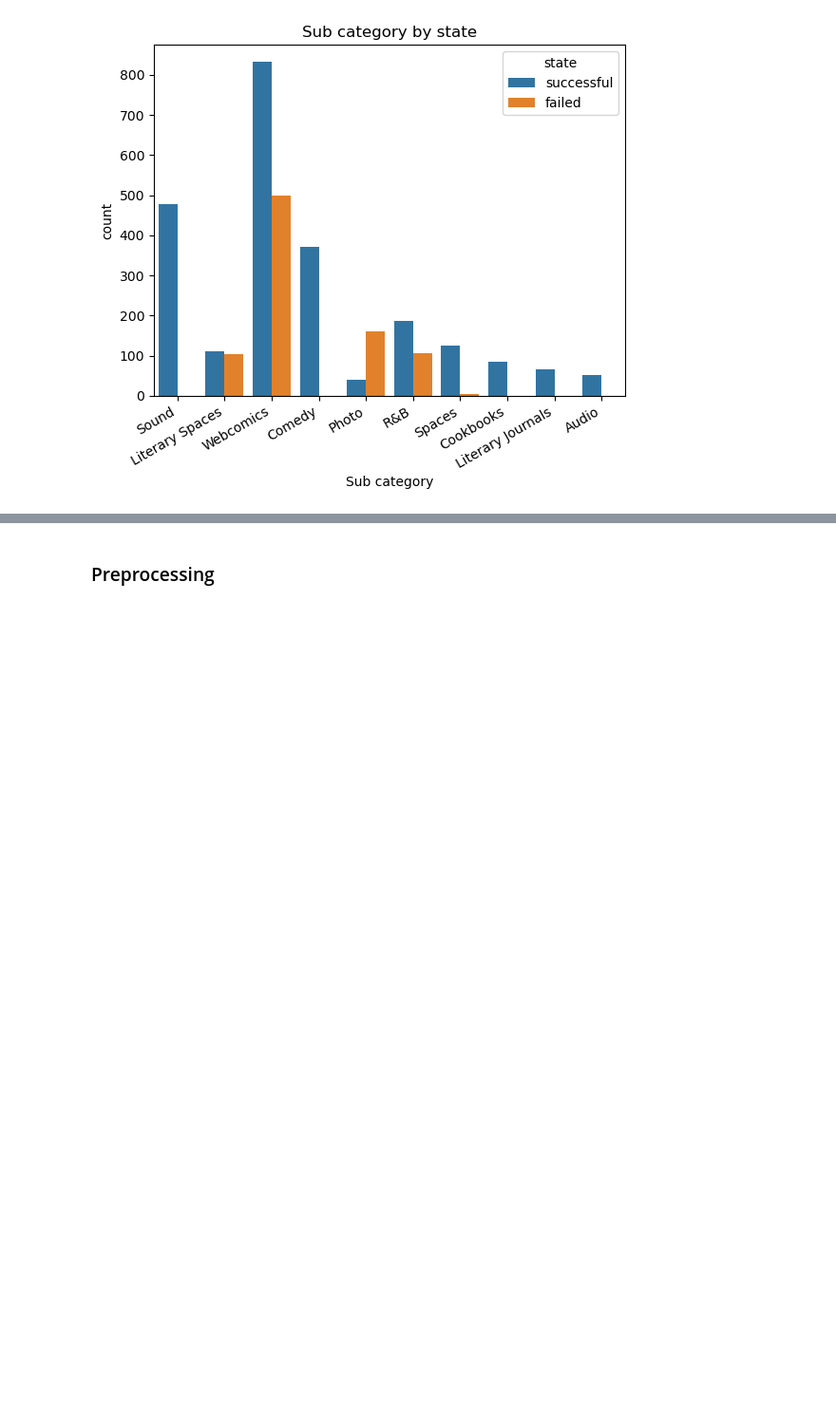
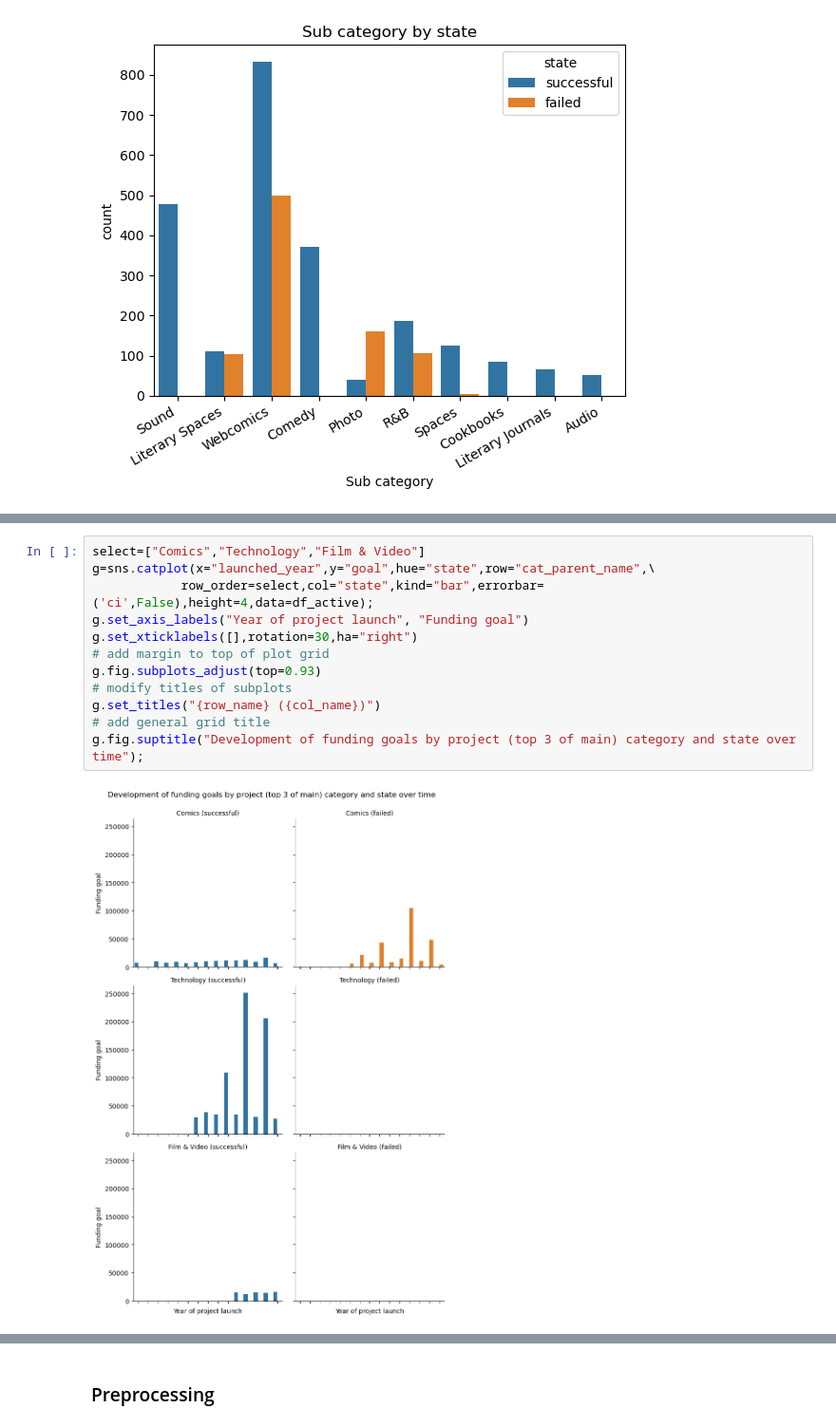
Before and after one commit to franzgerbig/Crowdfunding, a Jupyter notebook: notebooks/FG_Data_preprocassing_19_06_2023.ipynb, the cells around one changed output, grey strips where cells are left out. Shown at 95% size. Saved outputs shown, nothing was run; the diff lists cells and outputs as text; blank space fills up the shorter version.

```diff
--- a/notebooks/FG_Data_preprocassing_19_06_2023.ipynb
+++ b/notebooks/FG_Data_preprocassing_19_06_2023.ipynb
@@ -275,0 +283,14 @@ sns.countplot(x=df_active['country'],hue=df_active['state']);
+# %%
+select=["Comics","Technology","Film & Video"]
+g=sns.catplot(x="launched_year",y="goal",hue="state",row="cat_parent_name",\
+            row_order=select,col="state",kind="bar",errorbar=('ci',False),height=4,data=df_active);
+g.set_axis_labels("Year of project launch", "Funding goal")
+g.set_xticklabels([],rotation=30,ha="right")
+# add margin to top of plot grid
+g.fig.subplots_adjust(top=0.93)
+# modify titles of subplots
+g.set_titles("{row_name} ({col_name})")
+# add general grid title
+g.fig.suptitle("Development of funding goals by project (top 3 of main) category and state over time");
+# %% [output]
+[figure, added]
```
Also changed, not shown: parts of 5 cells of this notebook.
